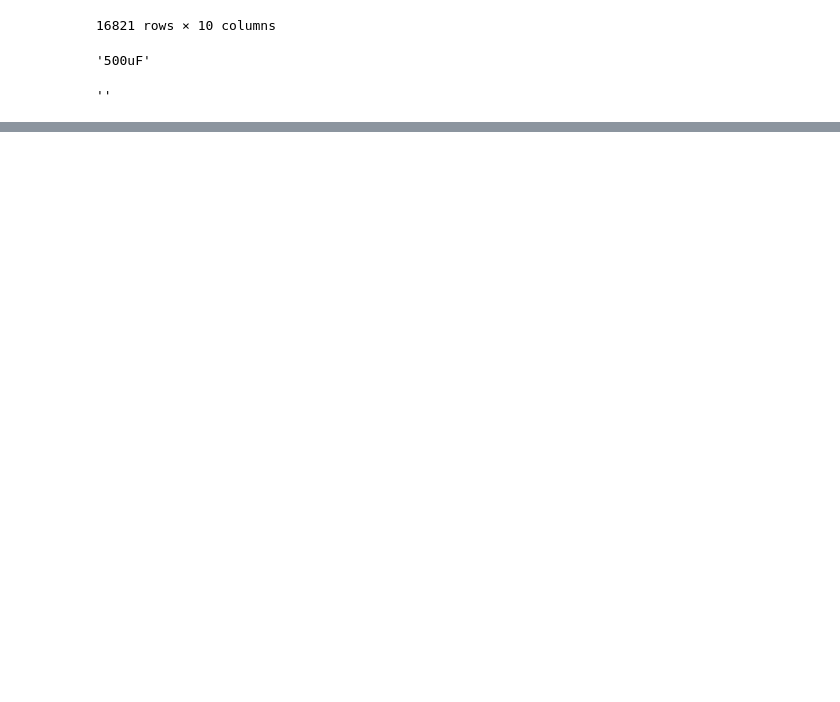
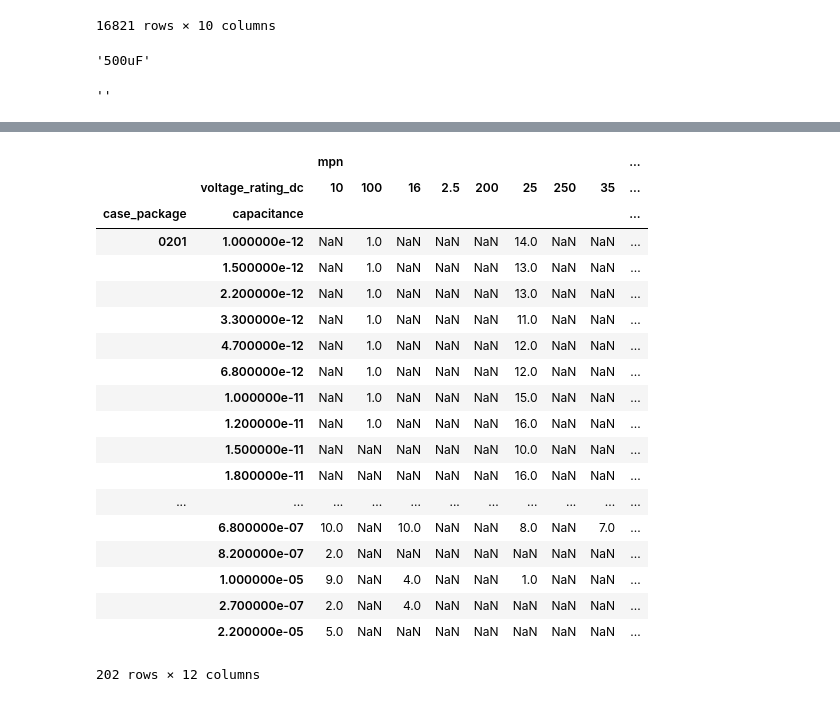
Before and after one commit to 2n3906/scottopart, a Jupyter notebook: notebooks/Capacitor Sourcing.ipynb, the cells around one changed output, grey strips where cells are left out. Cells and saved outputs as stored; diff of their text form; code cells hidden in the pictures; blank space fills up the shorter version.

```diff
--- a/notebooks/Capacitor Sourcing.ipynb
+++ b/notebooks/Capacitor Sourcing.ipynb
@@ -293,0 +380,23 @@ sep
+# %%
+pd.pivot_table(df[df['authorized_in_stock_qty'] > 50], index=["case_package", "capacitance"], columns=["voltage_rating_dc"], values=["mpn"], aggfunc=lambda x: x.value_counts().count())
+# %% [output]
+|  |  | mpn |  |  |  |  |  |  |  | ... |
+|  | voltage_rating_dc | 10 | 100 | 16 | 2.5 | 200 | 25 | 250 | 35 | ... |
+| case_package | capacitance |  |  |  |  |  |  |  |  | ... |
+| 0201 | 1.000000e-12 | NaN | 1.0 | NaN | NaN | NaN | 14.0 | NaN | NaN | ... |
+|  | 1.500000e-12 | NaN | 1.0 | NaN | NaN | NaN | 13.0 | NaN | NaN | ... |
+|  | 2.200000e-12 | NaN | 1.0 | NaN | NaN | NaN | 13.0 | NaN | NaN | ... |
+|  | 3.300000e-12 | NaN | 1.0 | NaN | NaN | NaN | 11.0 | NaN | NaN | ... |
+|  | 4.700000e-12 | NaN | 1.0 | NaN | NaN | NaN | 12.0 | NaN | NaN | ... |
+|  | 6.800000e-12 | NaN | 1.0 | NaN | NaN | NaN | 12.0 | NaN | NaN | ... |
+|  | 1.000000e-11 | NaN | 1.0 | NaN | NaN | NaN | 15.0 | NaN | NaN | ... |
+|  | 1.200000e-11 | NaN | 1.0 | NaN | NaN | NaN | 16.0 | NaN | NaN | ... |
+|  | 1.500000e-11 | NaN | NaN | NaN | NaN | NaN | 10.0 | NaN | NaN | ... |
+|  | 1.800000e-11 | NaN | NaN | NaN | NaN | NaN | 16.0 | NaN | NaN | ... |
+| ... | ... | ... | ... | ... | ... | ... | ... | ... | ... | ... |
+|  | 6.800000e-07 | 10.0 | NaN | 10.0 | NaN | NaN | 8.0 | NaN | 7.0 | ... |
+|  | 8.200000e-07 | 2.0 | NaN | NaN | NaN | NaN | NaN | NaN | NaN | ... |
+|  | 1.000000e-05 | 9.0 | NaN | 4.0 | NaN | NaN | 1.0 | NaN | NaN | ... |
+|  | 2.700000e-07 | 2.0 | NaN | 4.0 | NaN | NaN | NaN | NaN | NaN | ... |
+|  | 2.200000e-05 | 5.0 | NaN | NaN | NaN | NaN | NaN | NaN | NaN | ... |
+202 rows × 12 columns
```
Also changed, not shown: parts of 23 cells of this notebook, 1 other file.
